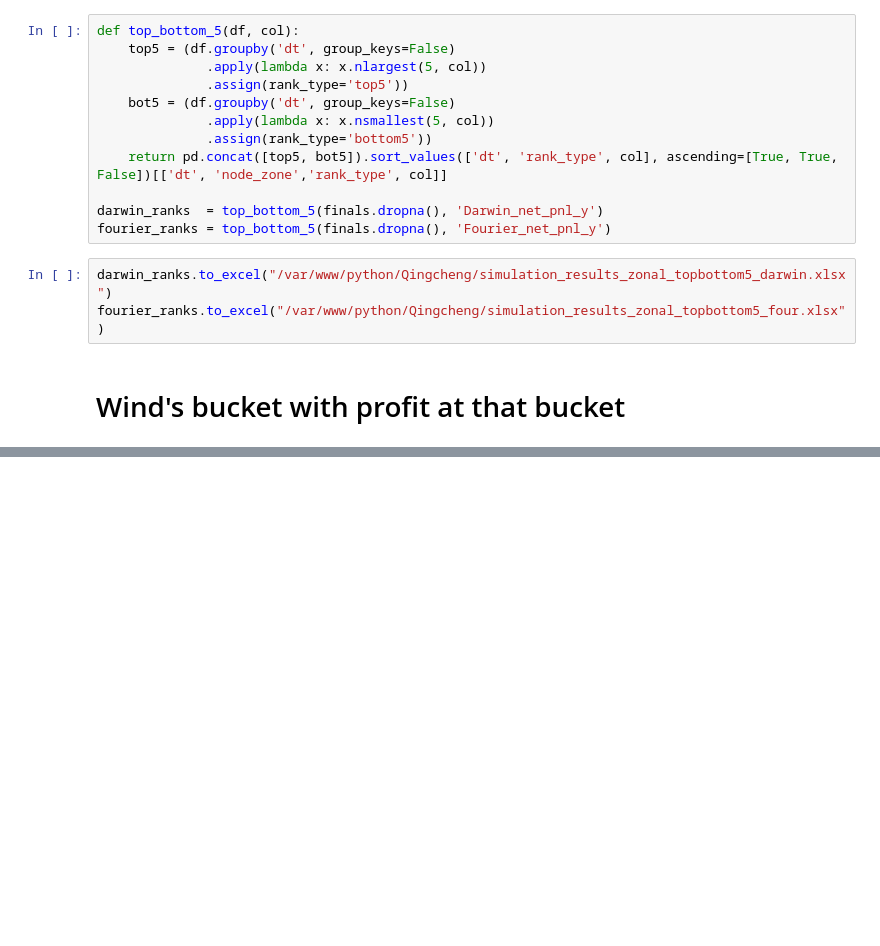
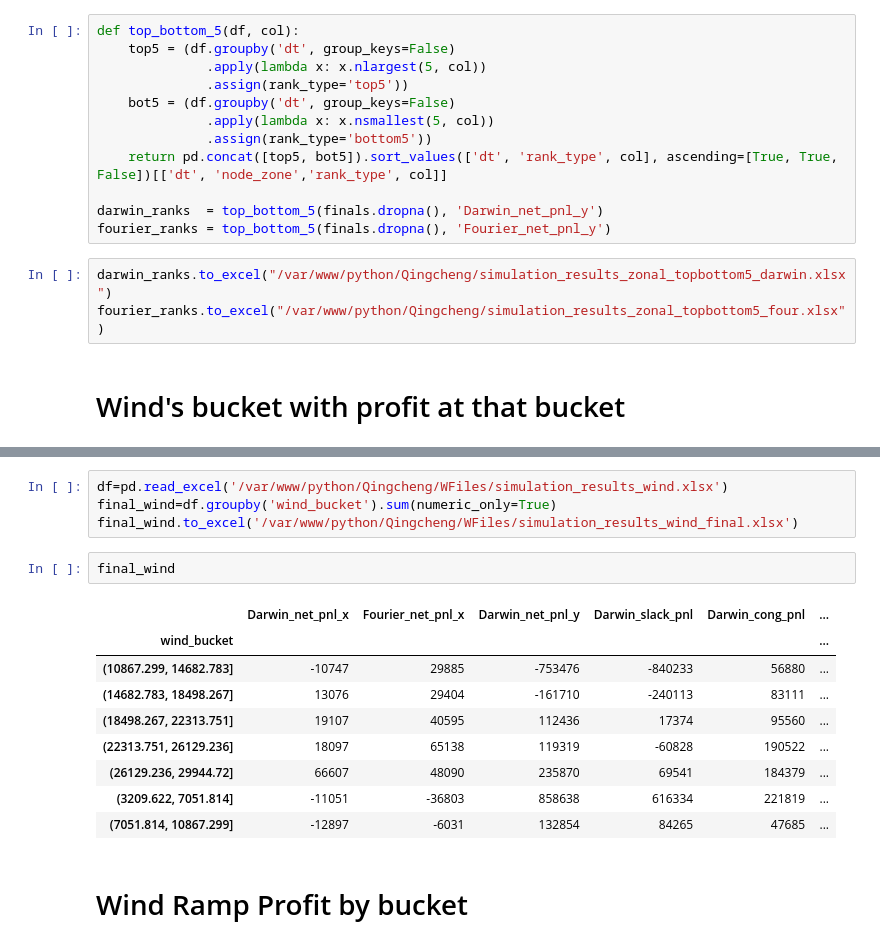
Before and after one commit to qingcheng-rgb/Qingcheng, a Jupyter notebook: QCTest/virtual_bid_simulation.ipynb, the cells around one changed output, grey strips where cells are left out. Drawn from its saved outputs; the diff is of its cells as text; blank space fills up the shorter version.

```diff
--- a/QCTest/virtual_bid_simulation.ipynb
+++ b/QCTest/virtual_bid_simulation.ipynb
@@ -1324,0 +1212,18 @@ KeyError: 'nodenum'
+# %%
+df=pd.read_excel('/var/www/python/Qingcheng/WFiles/simulation_results_wind.xlsx')
+final_wind=df.groupby('wind_bucket').sum(numeric_only=True)
+final_wind.to_excel('/var/www/python/Qingcheng/WFiles/simulation_results_wind_final.xlsx')
+# %%
+final_wind
+# %% [output]
+|  | Darwin_net_pnl_x | Fourier_net_pnl_x | Darwin_net_pnl_y | Darwin_slack_pnl | Darwin_cong_pnl | ... |
+| wind_bucket |  |  |  |  |  | ... |
+| (10867.299, 14682.783] | -10747 | 29885 | -753476 | -840233 | 56880 | ... |
+| (14682.783, 18498.267] | 13076 | 29404 | -161710 | -240113 | 83111 | ... |
+| (18498.267, 22313.751] | 19107 | 40595 | 112436 | 17374 | 95560 | ... |
+| (22313.751, 26129.236] | 18097 | 65138 | 119319 | -60828 | 190522 | ... |
+| (26129.236, 29944.72] | 66607 | 48090 | 235870 | 69541 | 184379 | ... |
+| (3209.622, 7051.814] | -11051 | -36803 | 858638 | 616334 | 221819 | ... |
+| (7051.814, 10867.299] | -12897 | -6031 | 132854 | 84265 | 47685 | ... |
+# %% [markdown]
+# Wind Ramp Profit by bucket
```
Also changed, not shown: parts of 10 cells of this notebook, 5 other files.
